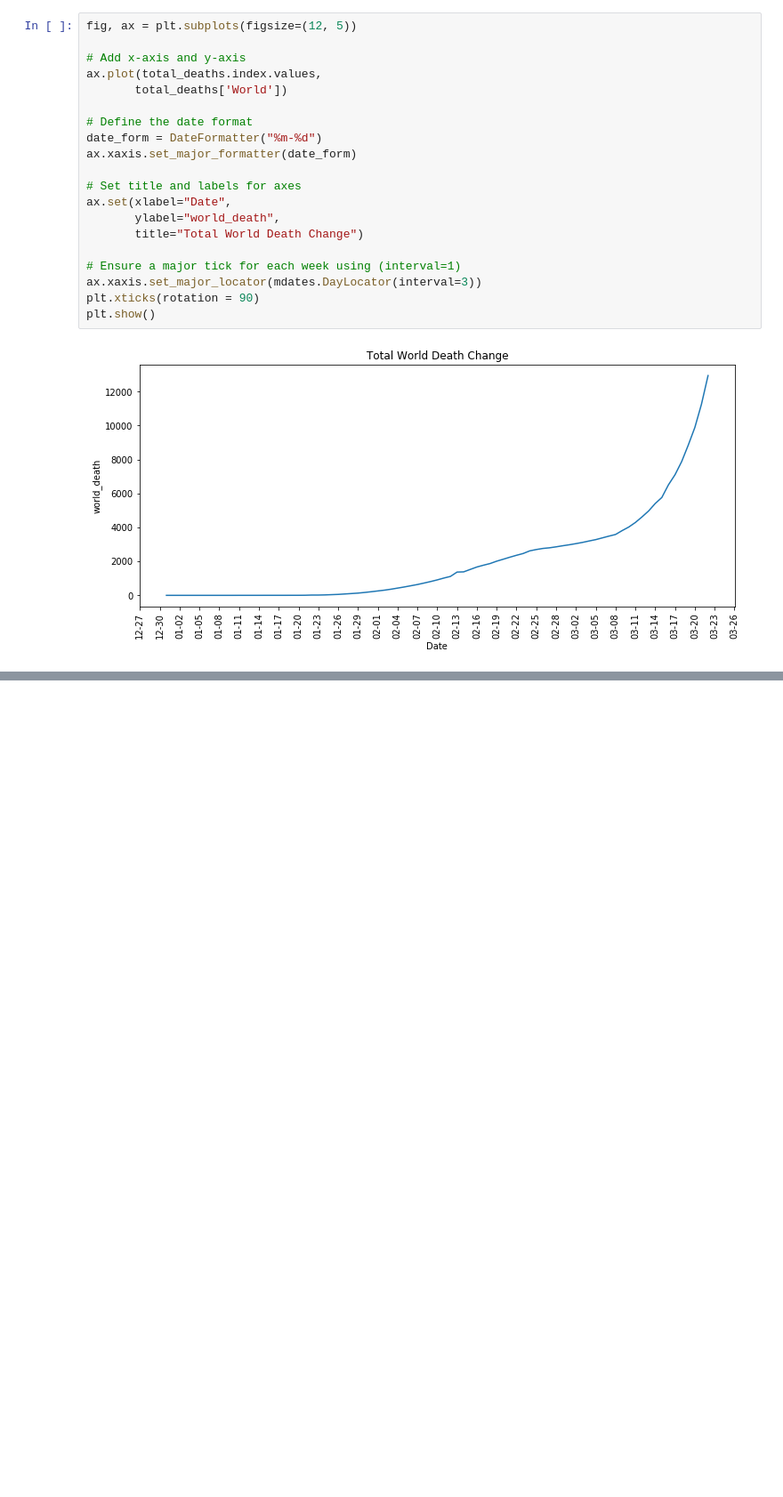
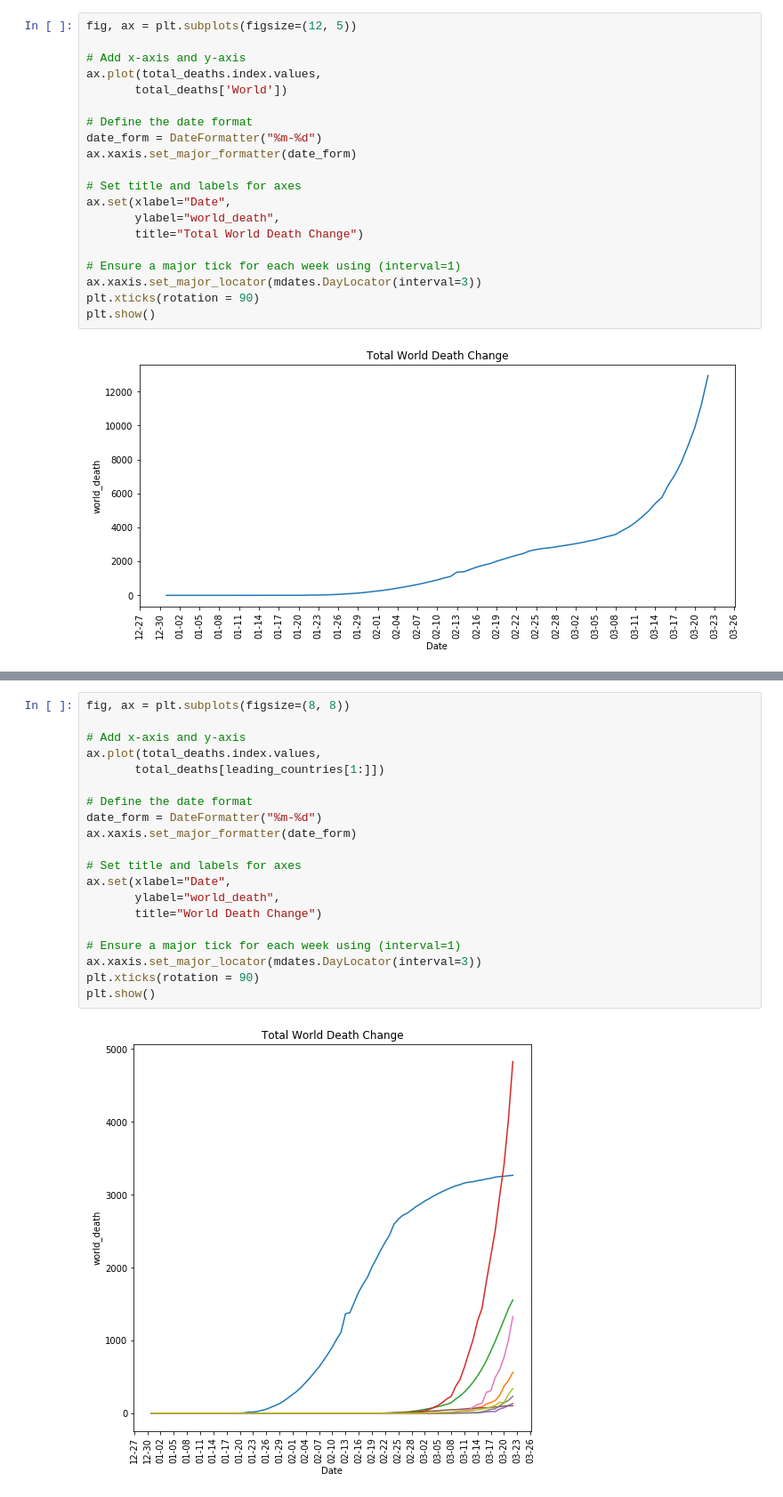
Before and after one commit to riversxiao/coronavirus_mini_documentation, a Jupyter notebook: notes/covid_19_deaths_analysis.ipynb, the cells around one changed output, grey strips where cells are left out. Shown at 89% size. Cells and saved outputs as stored; diff of their text form; blank space fills up the shorter version.

```diff
--- a/notes/covid_19_deaths_analysis.ipynb
+++ b/notes/covid_19_deaths_analysis.ipynb
@@ -85,0 +96,22 @@ def find_double_rate(df,country):
+# %%
+fig, ax = plt.subplots(figsize=(8, 8))
+
+# Add x-axis and y-axis
+ax.plot(total_deaths.index.values,
+       total_deaths[leading_countries[1:]])
+
+# Define the date format
+date_form = DateFormatter("%m-%d")
+ax.xaxis.set_major_formatter(date_form)
+
+# Set title and labels for axes
+ax.set(xlabel="Date",
+       ylabel="world_death",
+       title="World Death Change")
+
+# Ensure a major tick for each week using (interval=1)
+ax.xaxis.set_major_locator(mdates.DayLocator(interval=3))
+plt.xticks(rotation = 90)
+plt.show()
+# %% [output]
+[figure, added]
```
Also changed, not shown: parts of 3 cells of this notebook.
